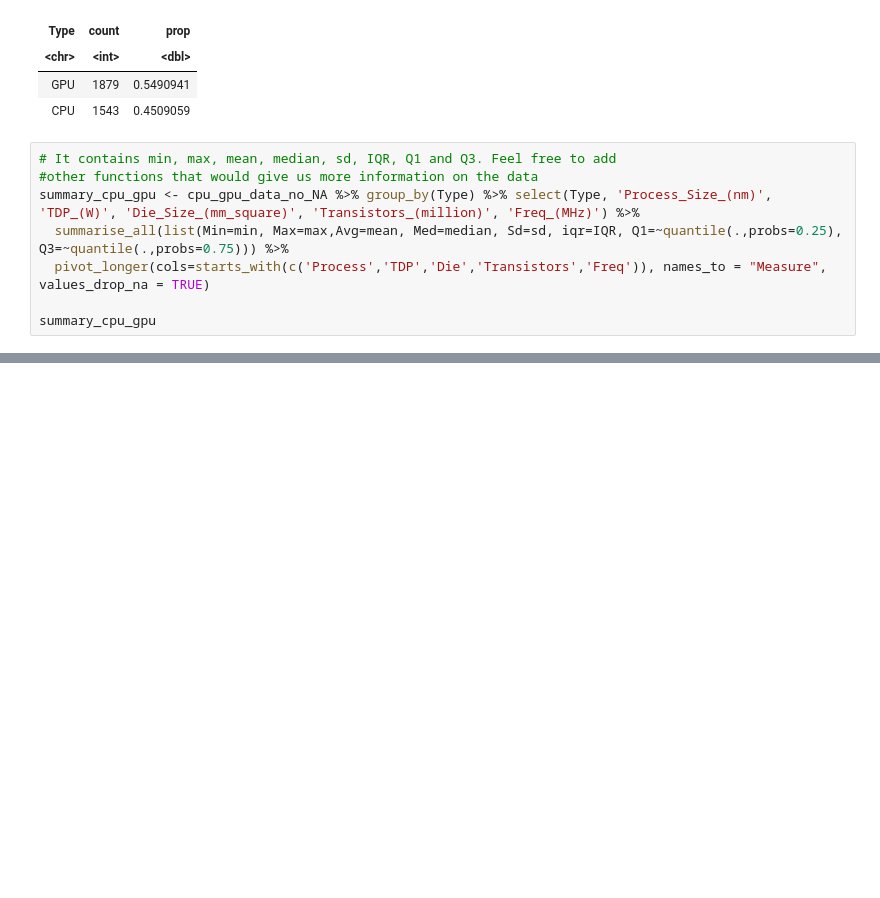
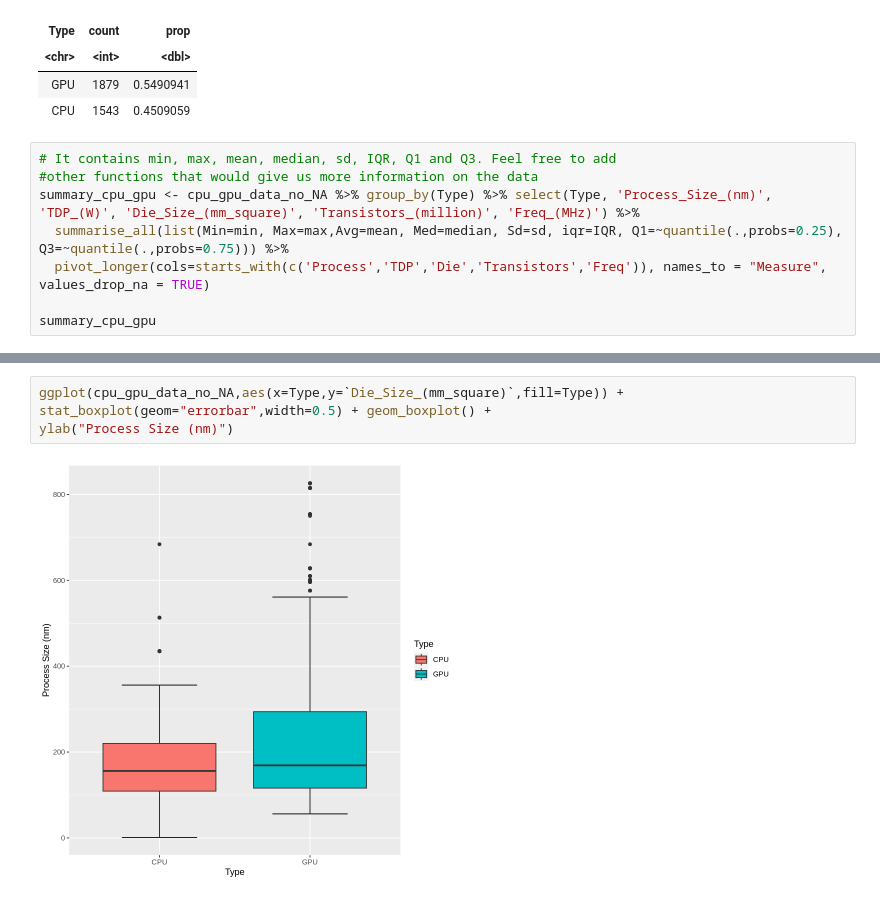
Before and after one commit to TheMathAI/MATH208_PROJECT, a Jupyter notebook: MATH_208_Project.ipynb, the cells around one changed output, grey strips where cells are left out. Drawn from its saved outputs; the diff is of its cells as text; blank space fills up the shorter version.

```diff
--- a/MATH_208_Project.ipynb
+++ b/MATH_208_Project.ipynb
@@ -72,0 +108,6 @@ ylab("Process Size (nm)")
+# %%
+ggplot(cpu_gpu_data_no_NA,aes(x=Type,y=`Die_Size_(mm_square)`,fill=Type)) +
+stat_boxplot(geom="errorbar",width=0.5) + geom_boxplot() +
+ylab("Process Size (nm)")
+# %% [output]
+[figure, added]
```
Also changed, not shown: parts of 6 cells of this notebook.
